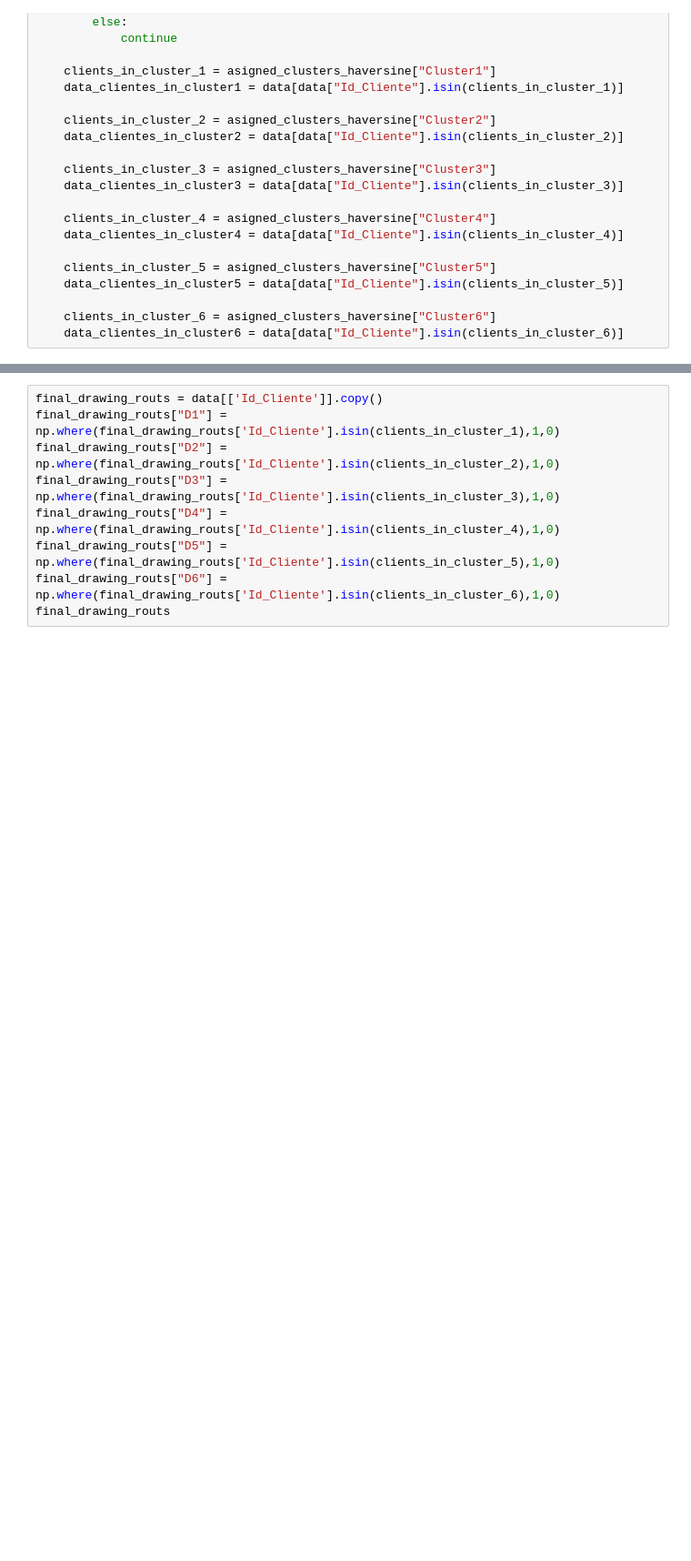
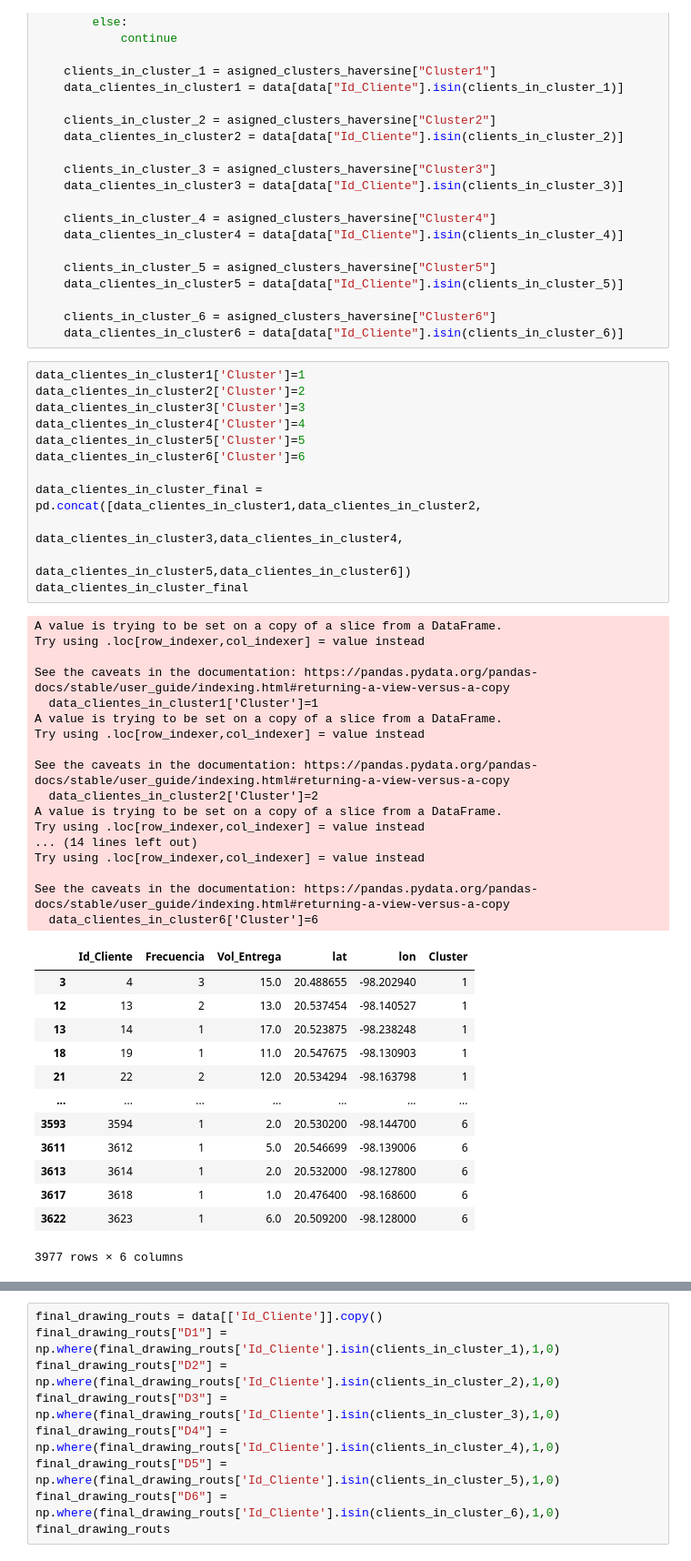
Before and after one commit to AlbertoMandujanoMontes/reto-mexico-2020, a Jupyter notebook: Codigos/AnalisisPython.ipynb, the cells around one changed output, grey strips where cells are left out. Shown at 91% size. Saved outputs shown, nothing was run; the diff lists cells and outputs as text; blank space fills up the shorter version.

```diff
--- a/Codigos/AnalisisPython.ipynb
+++ b/Codigos/AnalisisPython.ipynb
@@ -689,3 +674,46 @@ for client_to_asign in clients_to_asign_replicated['Id_Cliente']:
 
     clients_in_cluster_6 = asigned_clusters_haversine["Cluster6"]
     data_clientes_in_cluster6 = data[data["Id_Cliente"].isin(clients_in_cluster_6)]
+# %%
+data_clientes_in_cluster1['Cluster']=1
+data_clientes_in_cluster2['Cluster']=2
+data_clientes_in_cluster3['Cluster']=3
+data_clientes_in_cluster4['Cluster']=4
+data_clientes_in_cluster5['Cluster']=5
+data_clientes_in_cluster6['Cluster']=6
+
+data_clientes_in_cluster_final = pd.concat([data_clientes_in_cluster1,data_clientes_in_cluster2,
+                                           data_clientes_in_cluster3,data_clientes_in_cluster4,
+                                           data_clientes_in_cluster5,data_clientes_in_cluster6])
+data_clientes_in_cluster_final
+# %% [output]
+A value is trying to be set on a copy of a slice from a DataFrame.
+Try using .loc[row_indexer,col_indexer] = value instead
+
+See the caveats in the documentation: https://pandas.pydata.org/pandas-docs/stable/user_guide/indexing.html#returning-a-view-versus-a-copy
+  data_clientes_in_cluster1['Cluster']=1
+A value is trying to be set on a copy of a slice from a DataFrame.
+Try using .loc[row_indexer,col_indexer] = value instead
+
+See the caveats in the documentation: https://pandas.pydata.org/pandas-docs/stable/user_guide/indexing.html#returning-a-view-versus-a-copy
+  data_clientes_in_cluster2['Cluster']=2
+A value is trying to be set on a copy of a slice from a DataFrame.
+Try using .loc[row_indexer,col_indexer] = value instead
+... (14 lines left out)
+Try using .loc[row_indexer,col_indexer] = value instead
+
+See the caveats in the documentation: https://pandas.pydata.org/pandas-docs/stable/user_guide/indexing.html#returning-a-view-versus-a-copy
+  data_clientes_in_cluster6['Cluster']=6
+|  | Id_Cliente | Frecuencia | Vol_Entrega | lat | lon | Cluster |
+| 3 | 4 | 3 | 15.0 | 20.488655 | -98.202940 | 1 |
+| 12 | 13 | 2 | 13.0 | 20.537454 | -98.140527 | 1 |
+| 13 | 14 | 1 | 17.0 | 20.523875 | -98.238248 | 1 |
+| 18 | 19 | 1 | 11.0 | 20.547675 | -98.130903 | 1 |
+| 21 | 22 | 2 | 12.0 | 20.534294 | -98.163798 | 1 |
+| ... | ... | ... | ... | ... | ... | ... |
+| 3593 | 3594 | 1 | 2.0 | 20.530200 | -98.144700 | 6 |
+| 3611 | 3612 | 1 | 5.0 | 20.546699 | -98.139006 | 6 |
+| 3613 | 3614 | 1 | 2.0 | 20.532000 | -98.127800 | 6 |
+| 3617 | 3618 | 1 | 1.0 | 20.476400 | -98.168600 | 6 |
+| 3622 | 3623 | 1 | 6.0 | 20.509200 | -98.128000 | 6 |
+3977 rows × 6 columns
```
Also changed, not shown: parts of 25 cells of this notebook, 5 other files.
